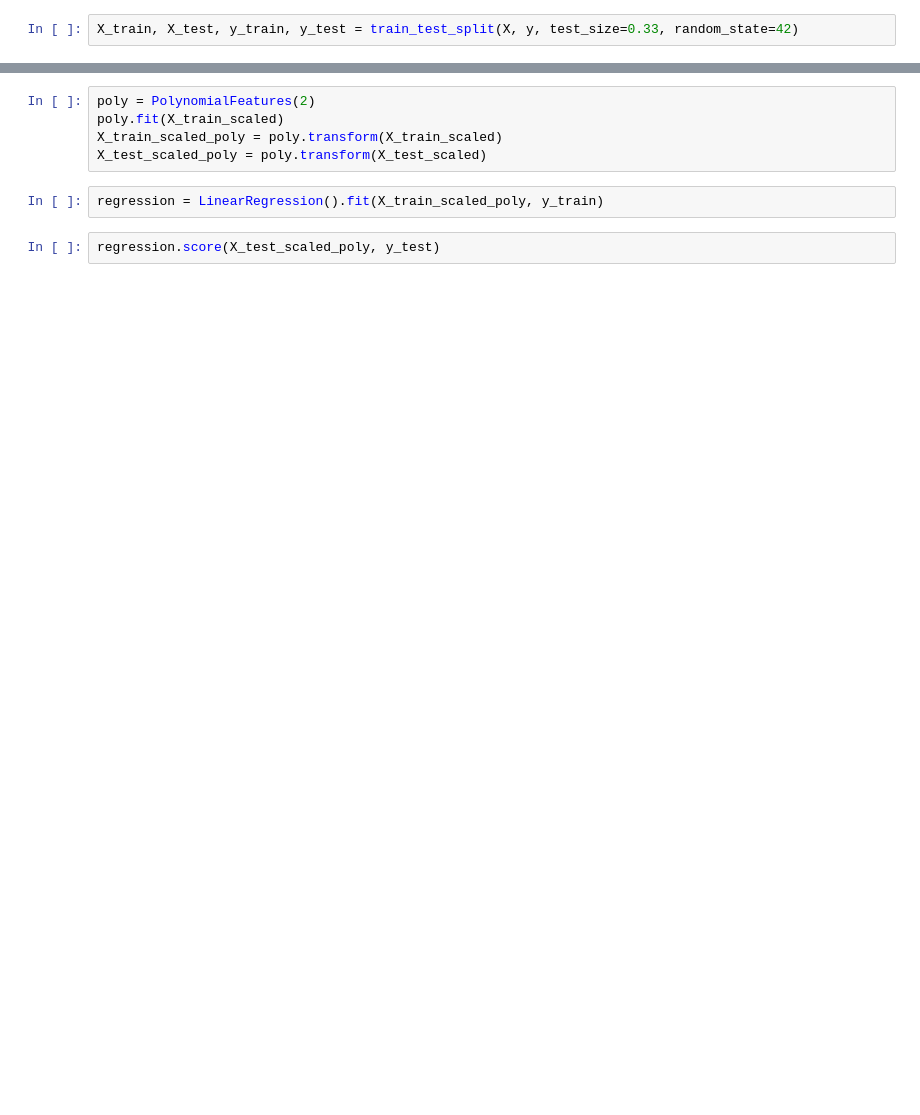
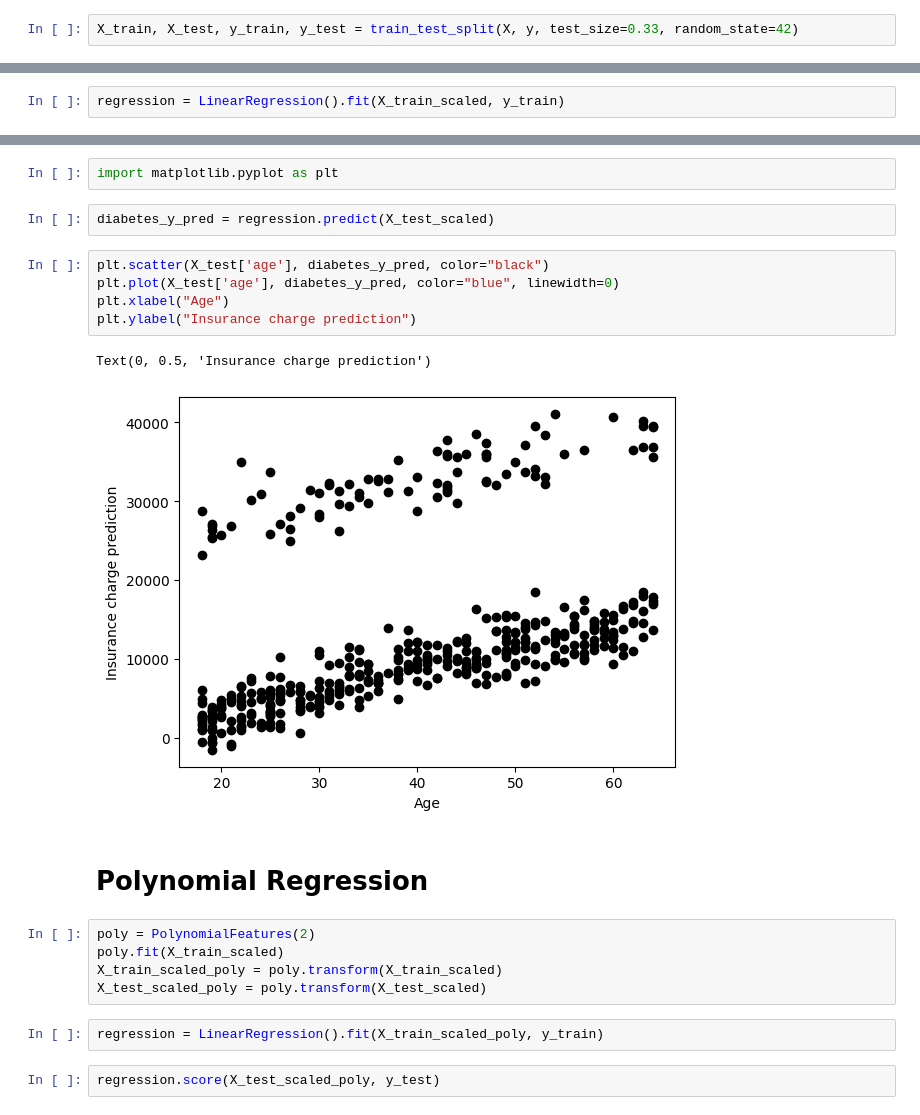
Before and after one commit to worthinternetsystems/radar-machine-learning, a Jupyter notebook: Linear-regression-tutorial.ipynb, the cells around one changed output, grey strips where cells are left out. Saved outputs shown, nothing was run; the diff lists cells and outputs as text; blank space fills up the shorter version.

Commit message:
More diagrams and cleaner notebooks

```diff
--- a/Linear-regression-tutorial.ipynb
+++ b/Linear-regression-tutorial.ipynb
@@ -65,0 +71,2 @@ X_test_scaled = scaler.transform(X_test)
+# %%
+regression = LinearRegression().fit(X_train_scaled, y_train)
@@ -66,3 +77,17 @@ X_test_scaled = scaler.transform(X_test)
+# %%
+import matplotlib.pyplot as plt
+# %%
+diabetes_y_pred = regression.predict(X_test_scaled)
+# %%
+plt.scatter(X_test['age'], diabetes_y_pred, color="black")
+plt.plot(X_test['age'], diabetes_y_pred, color="blue", linewidth=0)
+plt.xlabel("Age")
+plt.ylabel("Insurance charge prediction")
+# %% [output]
+Text(0, 0.5, 'Insurance charge prediction')
+[figure, added]
+# %% [markdown]
+# Polynomial Regression
 # %%
 poly = PolynomialFeatures(2)
 poly.fit(X_train_scaled)
```
Also changed, not shown: parts of 18 cells of this notebook, 5 other files.
